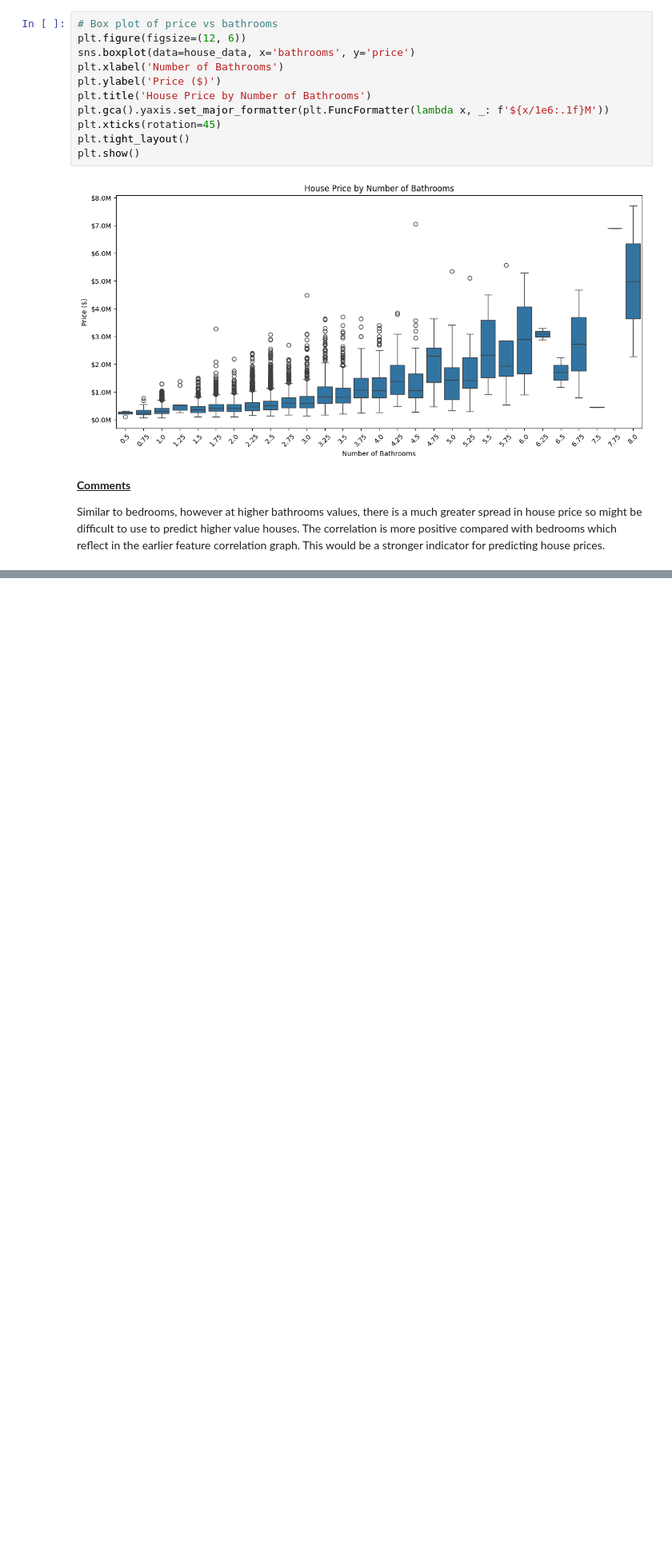
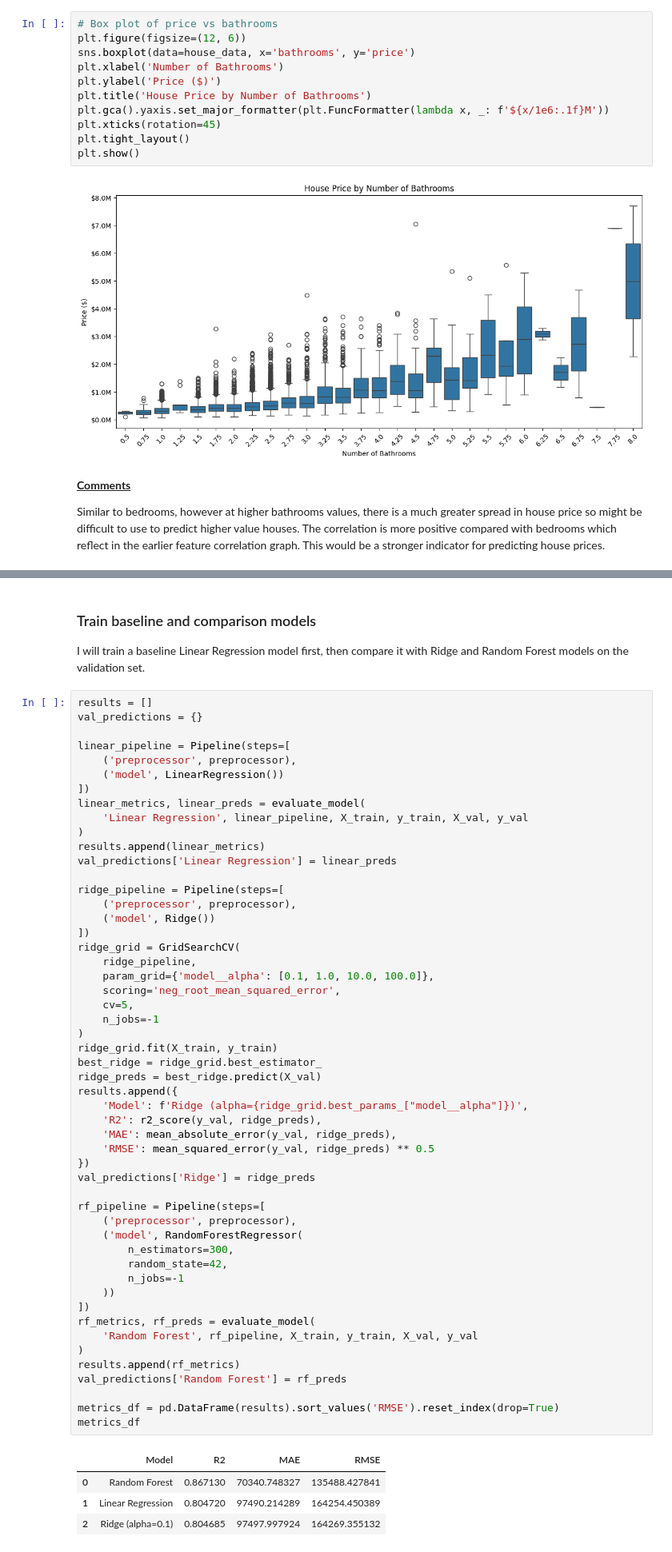
Before and after one commit to KeironTJ/Apprenticeship, a Jupyter notebook: Notebooks/House Sales Project/House_sales_project_1_kj.ipynb, the cells around one changed output, grey strips where cells are left out. Shown at 80% size. Saved outputs shown, nothing was run; the diff lists cells and outputs as text; blank space fills up the shorter version.

```diff
--- a/Notebooks/House Sales Project/House_sales_project_1_kj.ipynb
+++ b/Notebooks/House Sales Project/House_sales_project_1_kj.ipynb
@@ -744,0 +870,60 @@ Similar to bedrooms, however at higher bathrooms values, there is a much greater
+# %% [markdown]
+### Train baseline and comparison models
+I will train a baseline Linear Regression model first, then compare it with Ridge and Random Forest models on the validation set.
+# %%
+results = []
+val_predictions = {}
+
+linear_pipeline = Pipeline(steps=[
+    ('preprocessor', preprocessor),
+    ('model', LinearRegression())
+])
+linear_metrics, linear_preds = evaluate_model(
+    'Linear Regression', linear_pipeline, X_train, y_train, X_val, y_val
+)
+results.append(linear_metrics)
+val_predictions['Linear Regression'] = linear_preds
+
+ridge_pipeline = Pipeline(steps=[
+    ('preprocessor', preprocessor),
+    ('model', Ridge())
+])
+ridge_grid = GridSearchCV(
+    ridge_pipeline,
+    param_grid={'model__alpha': [0.1, 1.0, 10.0, 100.0]},
+    scoring='neg_root_mean_squared_error',
+    cv=5,
+    n_jobs=-1
+)
+ridge_grid.fit(X_train, y_train)
+best_ridge = ridge_grid.best_estimator_
+ridge_preds = best_ridge.predict(X_val)
+results.append({
+    'Model': f'Ridge (alpha={ridge_grid.best_params_["model__alpha"]})',
+    'R2': r2_score(y_val, ridge_preds),
+    'MAE': mean_absolute_error(y_val, ridge_preds),
+    'RMSE': mean_squared_error(y_val, ridge_preds) ** 0.5
+})
+val_predictions['Ridge'] = ridge_preds
+
+rf_pipeline = Pipeline(steps=[
+    ('preprocessor', preprocessor),
+    ('model', RandomForestRegressor(
+        n_estimators=300,
+        random_state=42,
+        n_jobs=-1
+    ))
+])
+rf_metrics, rf_preds = evaluate_model(
+    'Random Forest', rf_pipeline, X_train, y_train, X_val, y_val
+)
+results.append(rf_metrics)
+val_predictions['Random Forest'] = rf_preds
+
+metrics_df = pd.DataFrame(results).sort_values('RMSE').reset_index(drop=True)
+metrics_df
+# %% [output]
+|  | Model | R2 | MAE | RMSE |
+| 0 | Random Forest | 0.867130 | 70340.748327 | 135488.427841 |
+| 1 | Linear Regression | 0.804720 | 97490.214289 | 164254.450389 |
+| 2 | Ridge (alpha=0.1) | 0.804685 | 97497.997924 | 164269.355132 |
```
Also changed, not shown: parts of 25 cells of this notebook, 2 other files.
